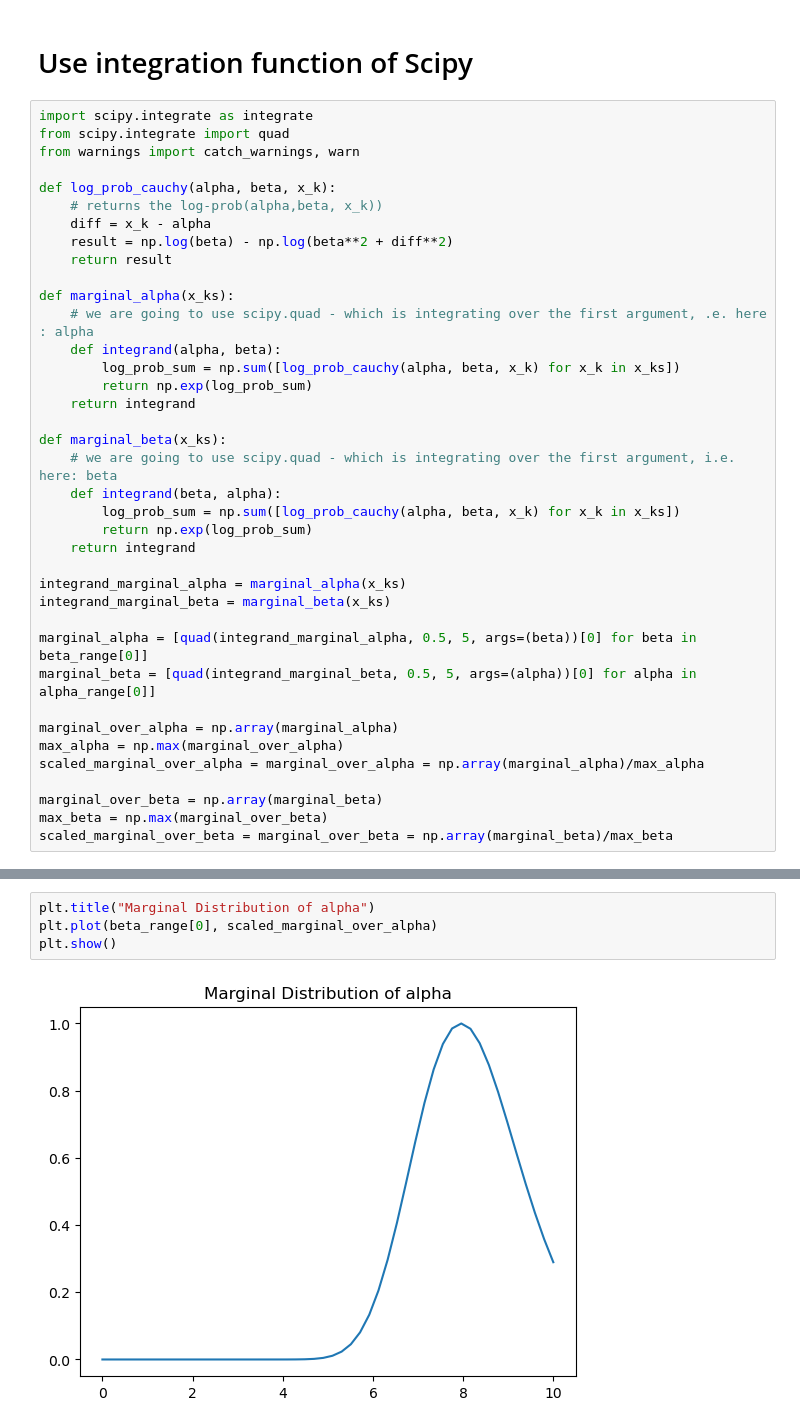
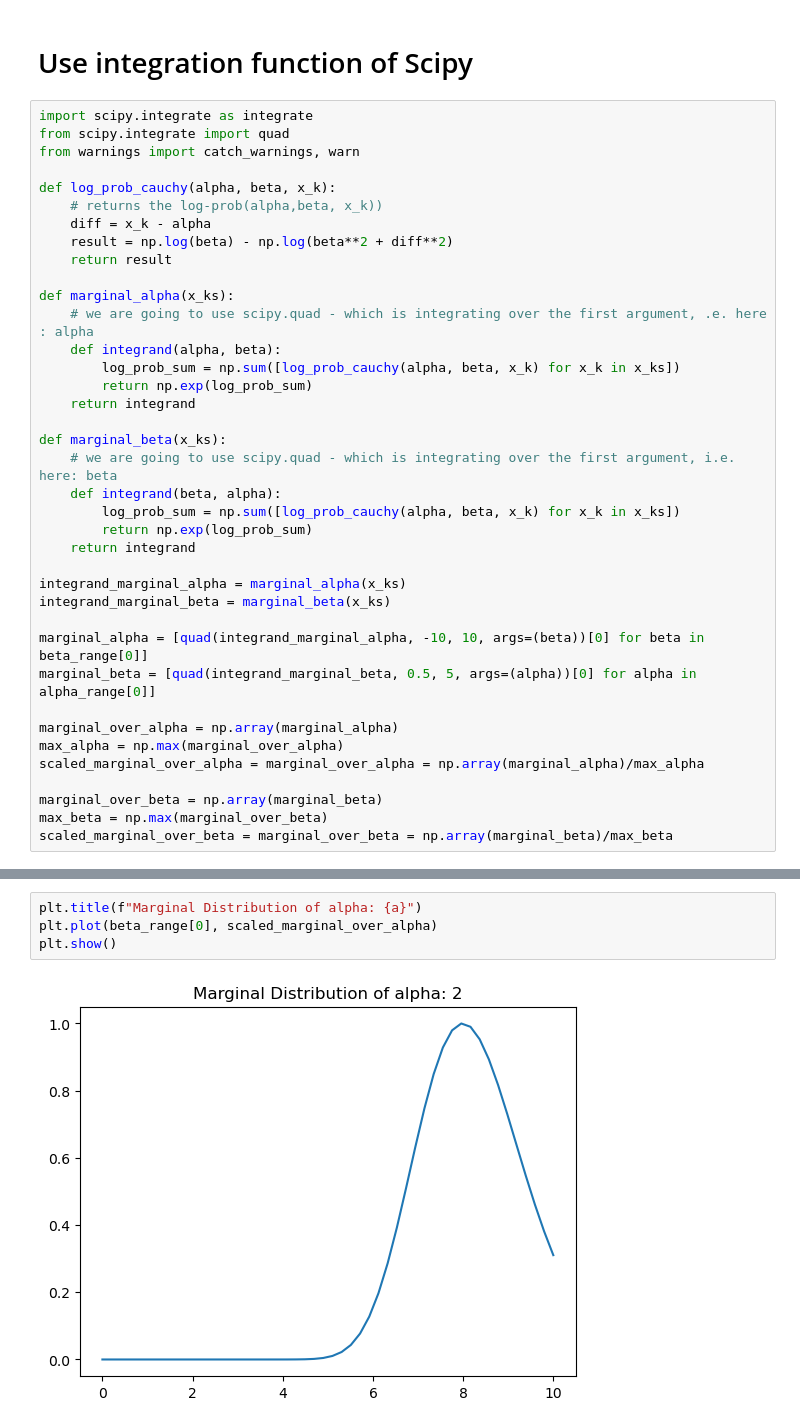
Before and after one commit to BorScho/DataAnalysisSivia, a Jupyter notebook: LightHouse_01.ipynb, the cells around one changed output, grey strips where cells are left out. Drawn from its saved outputs; the diff is of its cells as text.

Commit message:
add info on true alpha and beta in title

```diff
--- a/LightHouse_01.ipynb
+++ b/LightHouse_01.ipynb
@@ -268,7 +268,7 @@ def marginal_beta(x_ks):
 integrand_marginal_alpha = marginal_alpha(x_ks)
 integrand_marginal_beta = marginal_beta(x_ks)
 
-marginal_alpha = [quad(integrand_marginal_alpha, 0.5, 5, args=(beta))[0] for beta in beta_range[0]]
+marginal_alpha = [quad(integrand_marginal_alpha, -10, 10, args=(beta))[0] for beta in beta_range[0]]
 marginal_beta = [quad(integrand_marginal_beta, 0.5, 5, args=(alpha))[0] for alpha in alpha_range[0]]
 
 marginal_over_alpha = np.array(marginal_alpha)
@@ -281,7 +287,7 @@ scaled_marginal_over_beta = marginal_over_beta = np.array(marginal_beta)/max_bet
 # %%
-plt.title("Marginal Distribution of alpha")
+plt.title(f"Marginal Distribution of alpha: {a}")
 plt.plot(beta_range[0], scaled_marginal_over_alpha)
 plt.show()
 # %% [output]
-[figure, old version]
+[figure, new version]
 # %%
```
Also changed, not shown: parts of 2 cells of this notebook.
